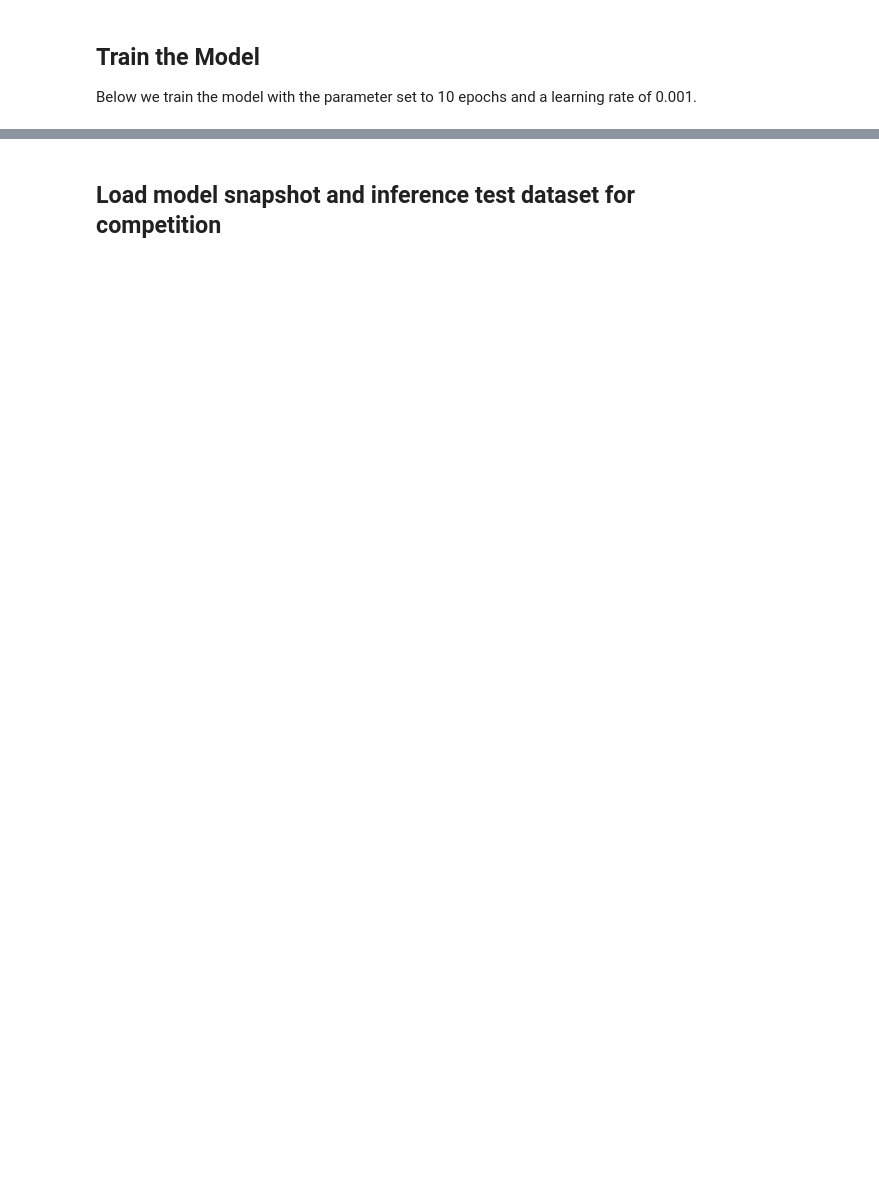
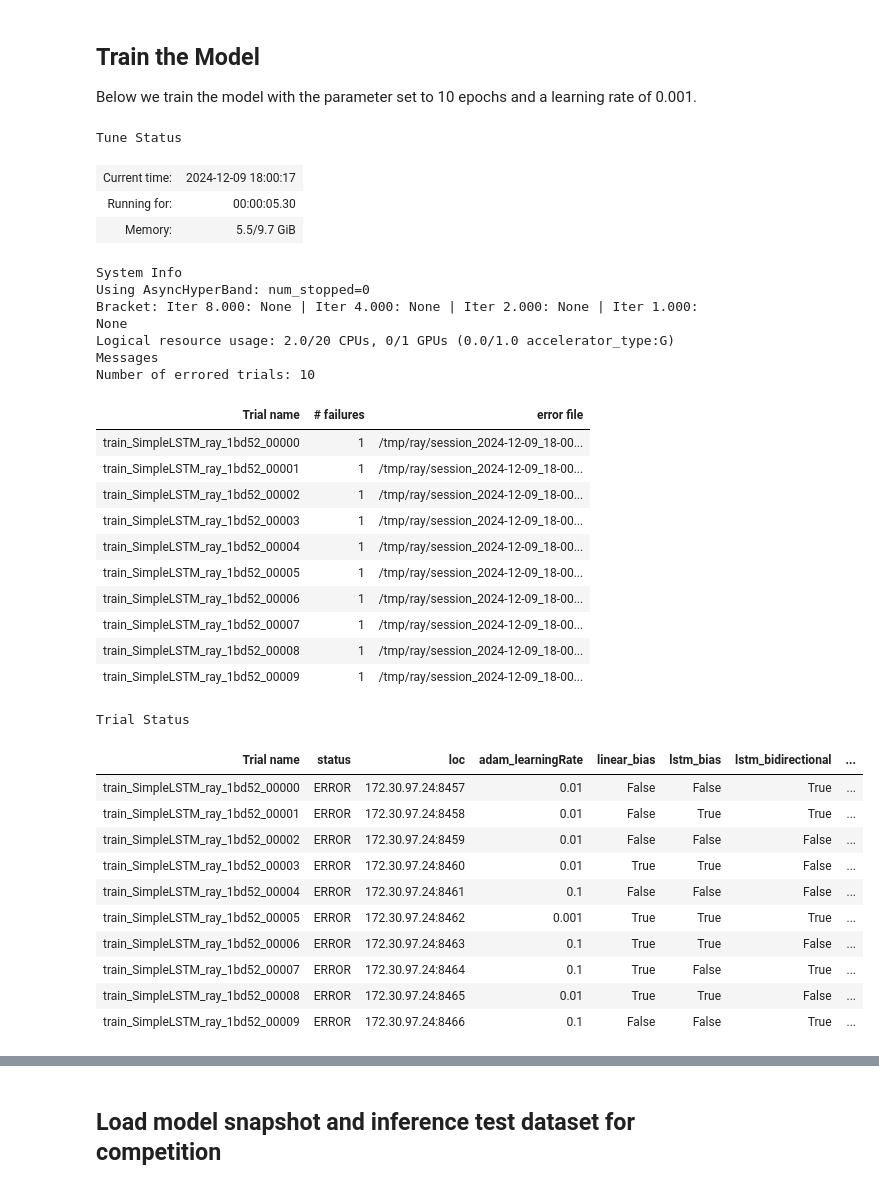
Before and after one commit to anthropikos/kaggle_kernels, a Jupyter notebook: lstm-tweets/lstm-tweets.ipynb, the cells around one changed output, grey strips where cells are left out. Drawn from its saved outputs; the diff is of its cells as text; code cells hidden in the pictures; blank space fills up the shorter version.

```diff
--- a/lstm-tweets/lstm-tweets.ipynb
+++ b/lstm-tweets/lstm-tweets.ipynb
@@ -807,3 +807,69 @@ plt.show(fig)
 # %% [markdown]
 ## Train the Model
 Below we train the model with the parameter set to 10 epochs and a learning rate of 0.001.
+# %%
+config = {
+    "lstm_hiddenSize": tune.choice([10, 20, 30, 40, 50]),
+    "linear_bias": tune.choice([True, False]),
+    "lstm_numLayers": tune.choice([1, 3, 5, 7, 9]),
+    "lstm_bias": tune.choice([True, False]),
+    "lstm_dropoutProbability": tune.choice([0, 0.2, 0.4, 0.6]),
+    "lstm_bidirectional": tune.choice([True, False]),
+    "adam_learningRate": tune.choice([0.001 ,0.01, 0.1]),
+}
+
+scheduler = ASHAScheduler(
+    max_t=10,
+    grace_period=1,
+    reduction_factor=2
+)
+
+tuner = tune.Tuner(
+    tune.with_resources(
+        tune.with_parameters(train_SimpleLSTM_ray),
+        resources={"cpu": 2}
+    ),
+    tune_config=tune.TuneConfig(
+        metric="loss",
+        mode="min",
+        scheduler=scheduler,
+        num_samples=10,
+    ),
+    param_space=config
+)
+
+result = tuner.fit()
+# %% [output]
+Tune Status
+| Current time: | 2024-12-09 18:00:17 |
+| Running for: | 00:00:05.30 |
+| Memory: | 5.5/9.7 GiB |
+System Info
+Using AsyncHyperBand: num_stopped=0
+Bracket: Iter 8.000: None | Iter 4.000: None | Iter 2.000: None | Iter 1.000: None
+Logical resource usage: 2.0/20 CPUs, 0/1 GPUs (0.0/1.0 accelerator_type:G)
+Messages
+Number of errored trials: 10
+| Trial name | # failures | error file |
+| train_SimpleLSTM_ray_1bd52_00000 | 1 | /tmp/ray/session_2024-12-09_18-00... |
+| train_SimpleLSTM_ray_1bd52_00001 | 1 | /tmp/ray/session_2024-12-09_18-00... |
+| train_SimpleLSTM_ray_1bd52_00002 | 1 | /tmp/ray/session_2024-12-09_18-00... |
+| train_SimpleLSTM_ray_1bd52_00003 | 1 | /tmp/ray/session_2024-12-09_18-00... |
+| train_SimpleLSTM_ray_1bd52_00004 | 1 | /tmp/ray/session_2024-12-09_18-00... |
+| train_SimpleLSTM_ray_1bd52_00005 | 1 | /tmp/ray/session_2024-12-09_18-00... |
+| train_SimpleLSTM_ray_1bd52_00006 | 1 | /tmp/ray/session_2024-12-09_18-00... |
+| train_SimpleLSTM_ray_1bd52_00007 | 1 | /tmp/ray/session_2024-12-09_18-00... |
+| train_SimpleLSTM_ray_1bd52_00008 | 1 | /tmp/ray/session_2024-12-09_18-00... |
+| train_SimpleLSTM_ray_1bd52_00009 | 1 | /tmp/ray/session_2024-12-09_18-00... |
+Trial Status
+| Trial name | status | loc | adam_learningRate | linear_bias | lstm_bias | lstm_bidirectional | ... |
+| train_SimpleLSTM_ray_1bd52_00000 | ERROR | 172.30.97.24:8457 | 0.01 | False | False | True | ... |
+| train_SimpleLSTM_ray_1bd52_00001 | ERROR | 172.30.97.24:8458 | 0.01 | False | True | True | ... |
+| train_SimpleLSTM_ray_1bd52_00002 | ERROR | 172.30.97.24:8459 | 0.01 | False | False | False | ... |
+| train_SimpleLSTM_ray_1bd52_00003 | ERROR | 172.30.97.24:8460 | 0.01 | True | True | False | ... |
+| train_SimpleLSTM_ray_1bd52_00004 | ERROR | 172.30.97.24:8461 | 0.1 | False | False | False | ... |
+| train_SimpleLSTM_ray_1bd52_00005 | ERROR | 172.30.97.24:8462 | 0.001 | True | True | True | ... |
+| train_SimpleLSTM_ray_1bd52_00006 | ERROR | 172.30.97.24:8463 | 0.1 | True | True | False | ... |
+| train_SimpleLSTM_ray_1bd52_00007 | ERROR | 172.30.97.24:8464 | 0.1 | True | False | True | ... |
+| train_SimpleLSTM_ray_1bd52_00008 | ERROR | 172.30.97.24:8465 | 0.01 | True | True | False | ... |
+| train_SimpleLSTM_ray_1bd52_00009 | ERROR | 172.30.97.24:8466 | 0.1 | False | False | True | ... |
```
Also changed, not shown: parts of 17 cells of this notebook.
